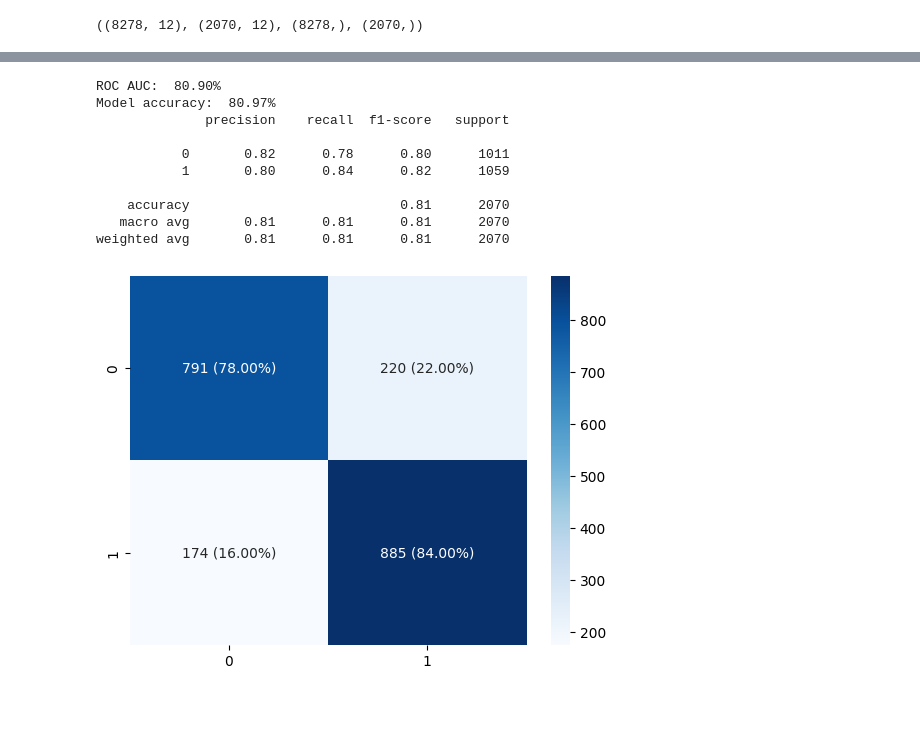
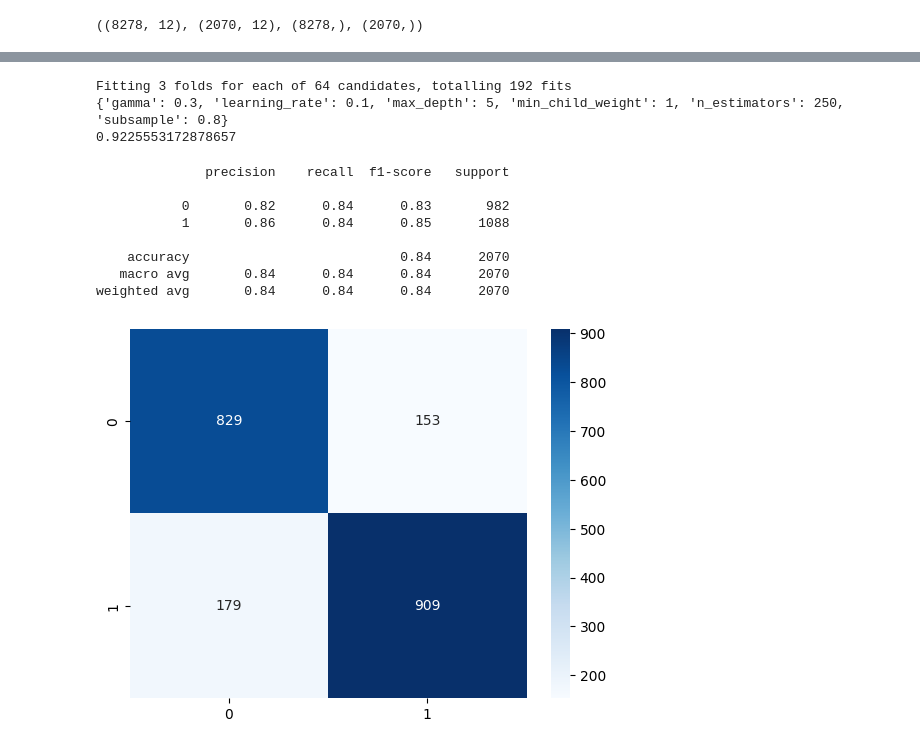
Before and after one commit to srikresna/data-challange-dsw-2023, a Jupyter notebook: model-v1.ipynb, the cells around one changed output, grey strips where cells are left out. Cells and saved outputs as stored; diff of their text form; code cells hidden in the pictures; blank space fills up the shorter version.

Commit message:
chore: tuning model v1

```diff
--- a/model-v1.ipynb
+++ b/model-v1.ipynb
@@ -88,14 +102,65 @@ xgb = XGBClassifier(learning_rate= 0.01,max_depth = 3,n_estimators = 1000)
-# %%
-model(xgb, X_train, y_train, X_test, y_test)
-# %% [output]
-ROC AUC:  80.90%
-Model accuracy:  80.97%
-              precision    recall  f1-score   support
-
-           0       0.82      0.78      0.80      1011
-           1       0.80      0.84      0.82      1059
-
-    accuracy                           0.81      2070
-   macro avg       0.81      0.81      0.81      2070
-weighted avg       0.81      0.81      0.81      2070
-[figure, removed]
+# %%
+xgb = XGBClassifier()
+
+param_grid = {
+    'max_depth': [5, 6],
+    'learning_rate': [0.1, 0.15],
+    'n_estimators': [200, 250],
+    'gamma': [0.2, 0.3],
+    'min_child_weight': [1, 2],
+    'subsample': [0.8, 0.9],
+}
+
+grid_clf = GridSearchCV(xgb, param_grid, scoring='roc_auc', cv=3, n_jobs=1, verbose=1)
+grid_clf.fit(X_train, y_train)
+
+print(grid_clf.best_params_)
+print(grid_clf.best_score_)
+# %% [output]
+Fitting 3 folds for each of 64 candidates, totalling 192 fits
+{'gamma': 0.3, 'learning_rate': 0.1, 'max_depth': 5, 'min_child_weight': 1, 'n_estimators': 250, 'subsample': 0.8}
+0.9225553172878657
+# %%
+#roc auc score
+roc_auc_score(y_test, grid_clf.predict(X_test))
+
+#accuracy score
+accuracy_score(y_test, grid_clf.predict(X_test))
+
+# classification report
+print(classification_report(y_test, grid_clf.predict(X_test)))
+
+#confusion matrix
+c_matrix = confusion_matrix(y_test, grid_clf.predict(X_test))
+
+#plot confusion matrix
+sns.heatmap(c_matrix, annot=True, fmt='', cmap='Blues')
+
+#plot roc curve
+fpr, tpr, thresholds = roc_curve(y_test, grid_clf.predict_proba(X_test)[:,1])
+roc_auc = auc(fpr, tpr)
+
+fig = px.area(
+    x=fpr, y=tpr,
+    title=f'ROC Curve (AUC={roc_auc:.4f})',
+    labels=dict(x='False Positive Rate', y='True Positive Rate'),
+    width=700, height=500
+)
+fig.add_shape(
+    type='line', line=dict(dash='dash'),
+    x0=0, x1=1, y0=0, y1=1
+)
+
+fig.update_yaxes(scaleanchor="x", scaleratio=1)
+fig.update_xaxes(constrain='domain')
+fig.show()
+# %% [output]
+              precision    recall  f1-score   support
+
+           0       0.82      0.84      0.83       982
+           1       0.86      0.84      0.85      1088
+
+    accuracy                           0.84      2070
+   macro avg       0.84      0.84      0.84      2070
+weighted avg       0.84      0.84      0.84      2070
+[figure, added]
```
Also changed, not shown: parts of 2 cells of this notebook.
